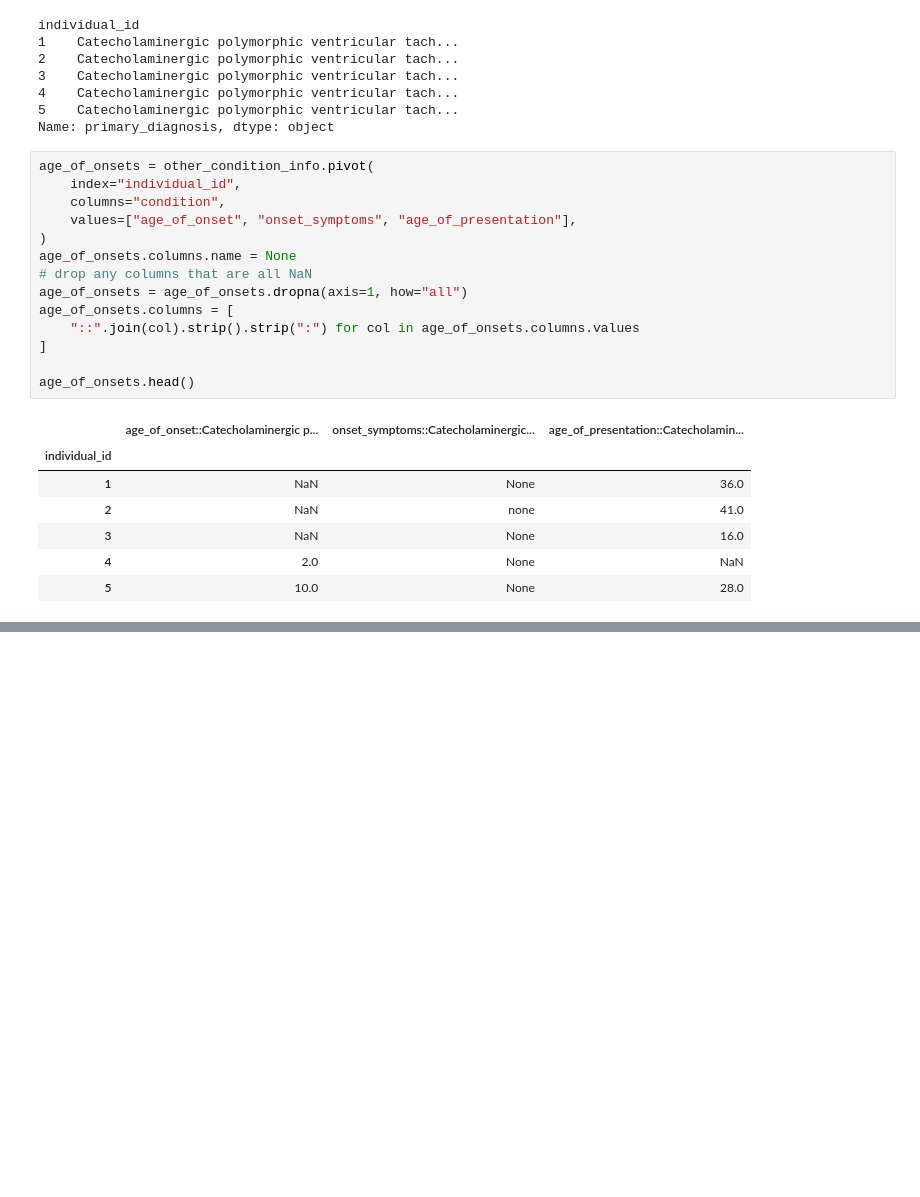
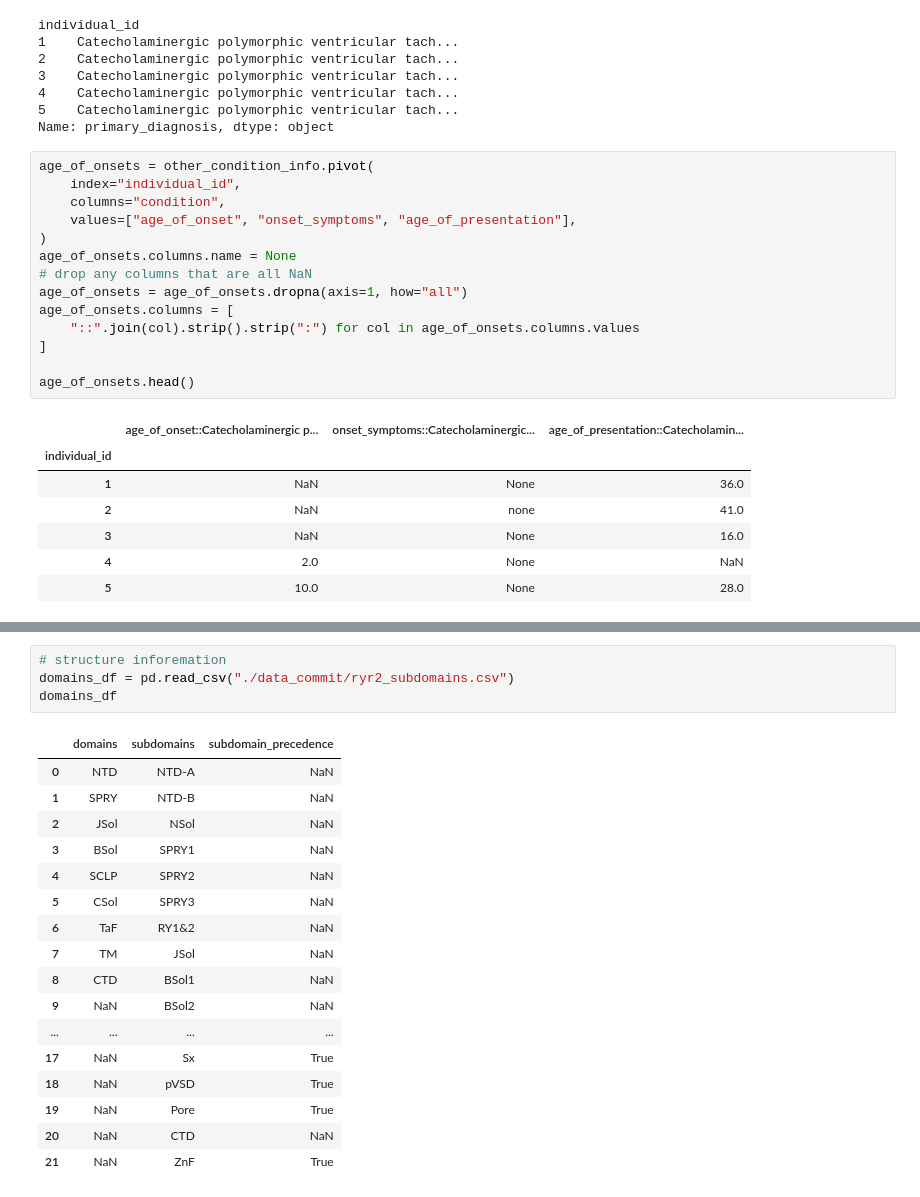
Before and after one commit to alexdaiii/cpvt_database_analysis, a Jupyter notebook: analysis/04_create_excel_file.ipynb, the cells around one changed output, grey strips where cells are left out. Drawn from its saved outputs; the diff is of its cells as text; blank space fills up the shorter version.

```diff
--- a/analysis/04_create_excel_file.ipynb
+++ b/analysis/04_create_excel_file.ipynb
@@ -163,0 +381,22 @@ Creating output directory
+# %%
+# structure inforemation
+domains_df = pd.read_csv("./data_commit/ryr2_subdomains.csv")
+domains_df
+# %% [output]
+|  | domains | subdomains | subdomain_precedence |
+| 0 | NTD | NTD-A | NaN |
+| 1 | SPRY | NTD-B | NaN |
+| 2 | JSol | NSol | NaN |
+| 3 | BSol | SPRY1 | NaN |
+| 4 | SCLP | SPRY2 | NaN |
+| 5 | CSol | SPRY3 | NaN |
+| 6 | TaF | RY1&2 | NaN |
+| 7 | TM | JSol | NaN |
+| 8 | CTD | BSol1 | NaN |
+| 9 | NaN | BSol2 | NaN |
+| ... | ... | ... | ... |
+| 17 | NaN | Sx | True |
+| 18 | NaN | pVSD | True |
+| 19 | NaN | Pore | True |
+| 20 | NaN | CTD | NaN |
+| 21 | NaN | ZnF | True |
```
Also changed, not shown: parts of 27 cells of this notebook, 7 other files.
